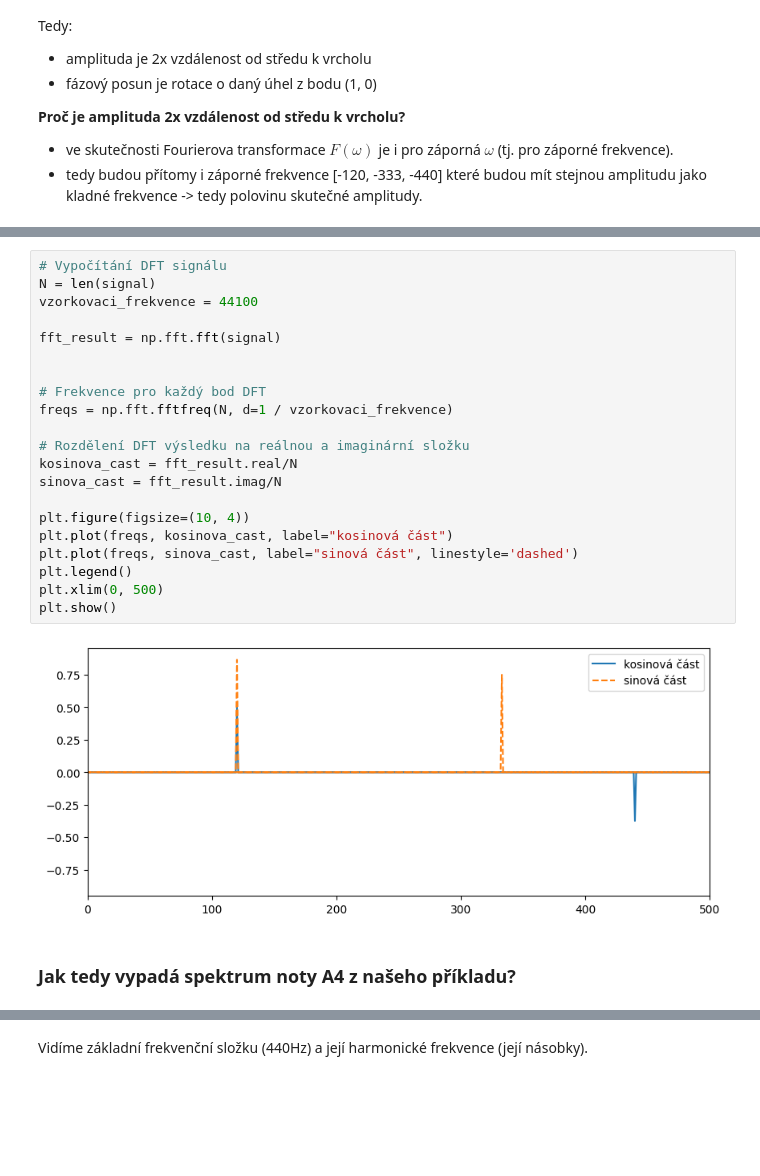
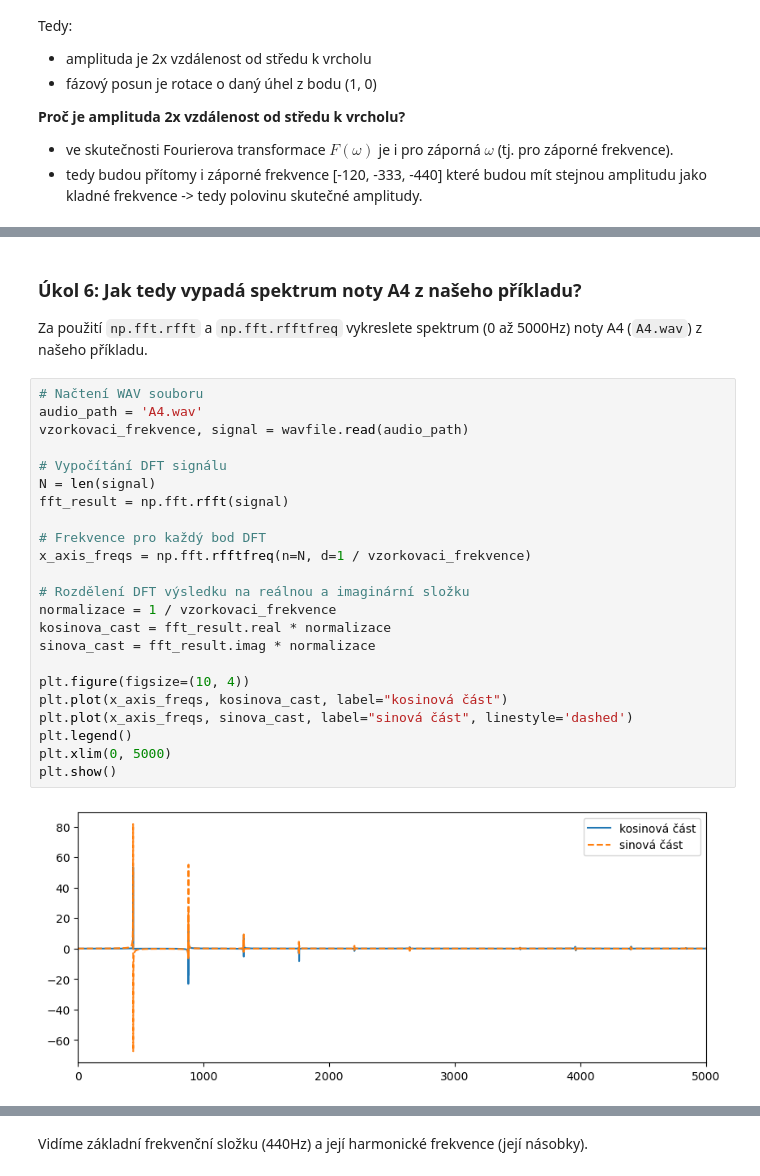
Before and after one commit to majkasadowska/SKOMAM, a Jupyter notebook: cv2/cv2.ipynb, the cells around one changed output, grey strips where cells are left out. Drawn from its saved outputs; the diff is of its cells as text; blank space fills up the shorter version.

```diff
--- a/cv2/cv2.ipynb
+++ b/cv2/cv2.ipynb
@@ -400,25 +480,28 @@ freq = np.arange(N//2) / N * vzorkovaci_frekvence
+# %% [markdown]
+### Úkol 6: Jak tedy vypadá spektrum noty A4 z našeho příkladu?
+Za použití `np.fft.rfft` a `np.fft.rfftfreq` vykreslete spektrum (0 až 5000Hz) noty A4 (`A4.wav`) z našeho příkladu.
 # %%
+# Načtení WAV souboru
+audio_path = 'A4.wav'
+vzorkovaci_frekvence, signal = wavfile.read(audio_path)
+
 # Vypočítání DFT signálu
 N = len(signal)
-vzorkovaci_frekvence = 44100
-
-fft_result = np.fft.fft(signal)
-
+fft_result = np.fft.rfft(signal)
 
 # Frekvence pro každý bod DFT
-freqs = np.fft.fftfreq(N, d=1 / vzorkovaci_frekvence)
+x_axis_freqs = np.fft.rfftfreq(n=N, d=1 / vzorkovaci_frekvence)
 
 # Rozdělení DFT výsledku na reálnou a imaginární složku
-kosinova_cast = fft_result.real/N
-sinova_cast = fft_result.imag/N
+normalizace = 1 / vzorkovaci_frekvence
+kosinova_cast = fft_result.real * normalizace
+sinova_cast = fft_result.imag * normalizace
 
 plt.figure(figsize=(10, 4))
-plt.plot(freqs, kosinova_cast, label="kosinová část")
-plt.plot(freqs, sinova_cast, label="sinová část", linestyle='dashed')
+plt.plot(x_axis_freqs, kosinova_cast, label="kosinová část")
+plt.plot(x_axis_freqs, sinova_cast, label="sinová část", linestyle='dashed')
 plt.legend()
-plt.xlim(0, 500)
+plt.xlim(0, 5000)
 plt.show()
 # %% [output]
-[figure, old version]
+[figure, new version]
-# %% [markdown]
-### Jak tedy vypadá spektrum noty A4 z našeho příkladu?
```
Also changed, not shown: parts of 50 cells of this notebook, 4 other files.
